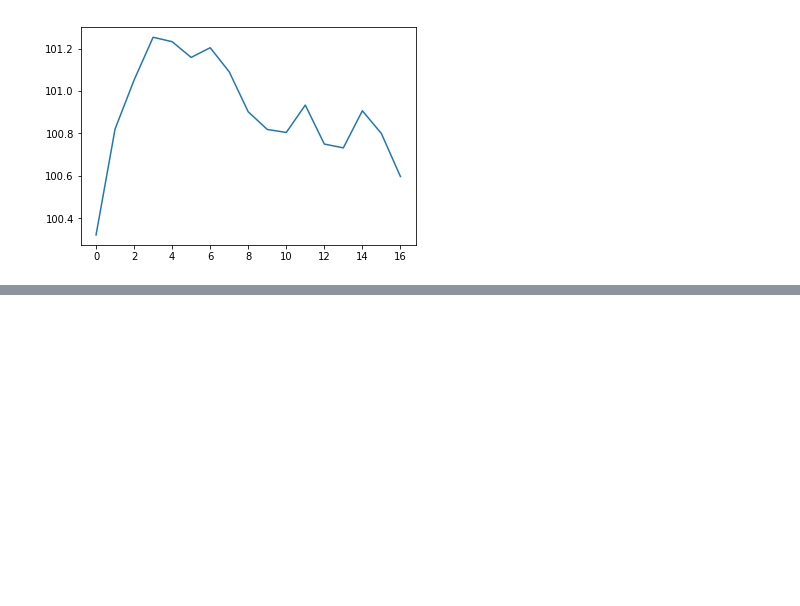
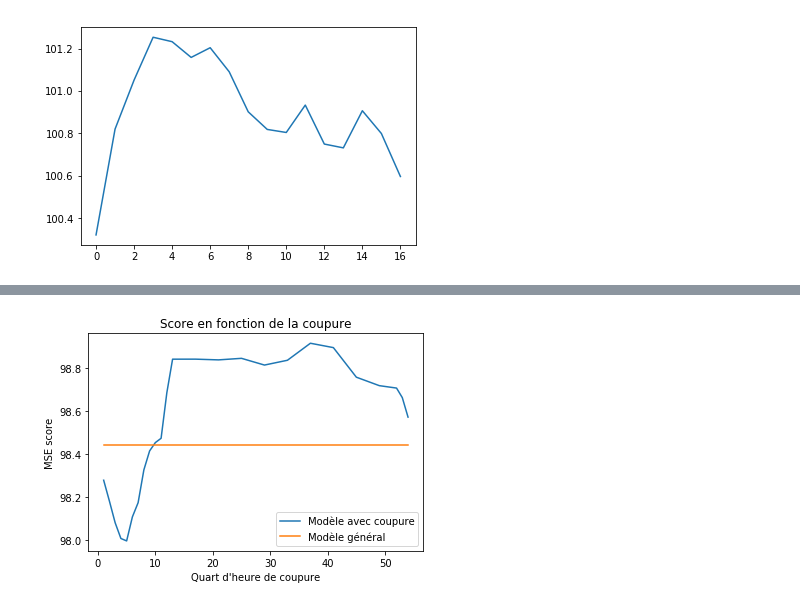
Before and after one commit to bourliam/PRIM, a Jupyter notebook: Notebooks/T_optim.ipynb, the cells around one changed output, grey strips where cells are left out. Saved outputs shown, nothing was run; the diff lists cells and outputs as text; code cells hidden in the pictures; blank space fills up the shorter version.

```diff
--- a/Notebooks/T_optim.ipynb
+++ b/Notebooks/T_optim.ipynb
@@ -873,0 +942,13 @@ plt.plot(range(1,18), [99.58]*17)
+# %%
+T_day = [98.27780502, 98.18063096, 98.07973628, 98.00645776, 97.99512048, 98.10686783, 98.17337253, 98.32593225, 98.41427167, 98.45310563, 98.47314408, 98.68532916, 98.84161414, 98.8417469,  98.83832682, 98.84556246, 98.81420862, 98.8365484, 98.91583903, 98.89547896, 98.75771296, 98.71828197, 98.70702846, 98.66267219, 98.57173955]
+times = [1, 2, 3, 4, 5, 6, 7, 8, 9, 10, 11, 12,13, 17, 21, 25, 29, 33, 37, 41, 45, 49, 52, 53, 54]
+# %%
+plt.plot(times, T_day, label="Modèle avec coupure")
+plt.plot(range(1,55), [98.4397163818663]*54, label="Modèle général")
+plt.title("Score en fonction de la coupure")
+plt.xlabel("Quart d'heure de coupure")
+plt.ylabel("MSE score")
+plt.legend(loc='lower right')
+plt.savefig('cut_full_day.png')
+# %% [output]
+[figure, added]
```
Also changed, not shown: parts of 16 cells of this notebook, 9 other files.
